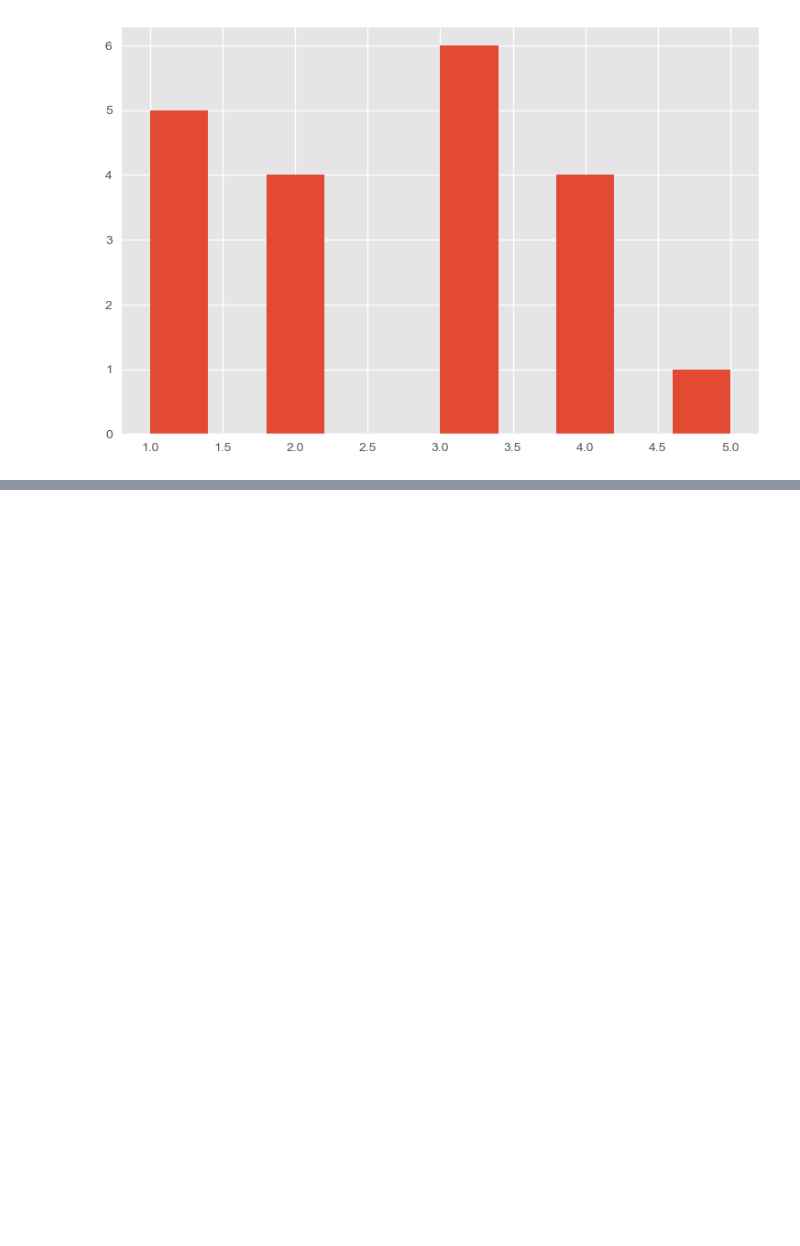
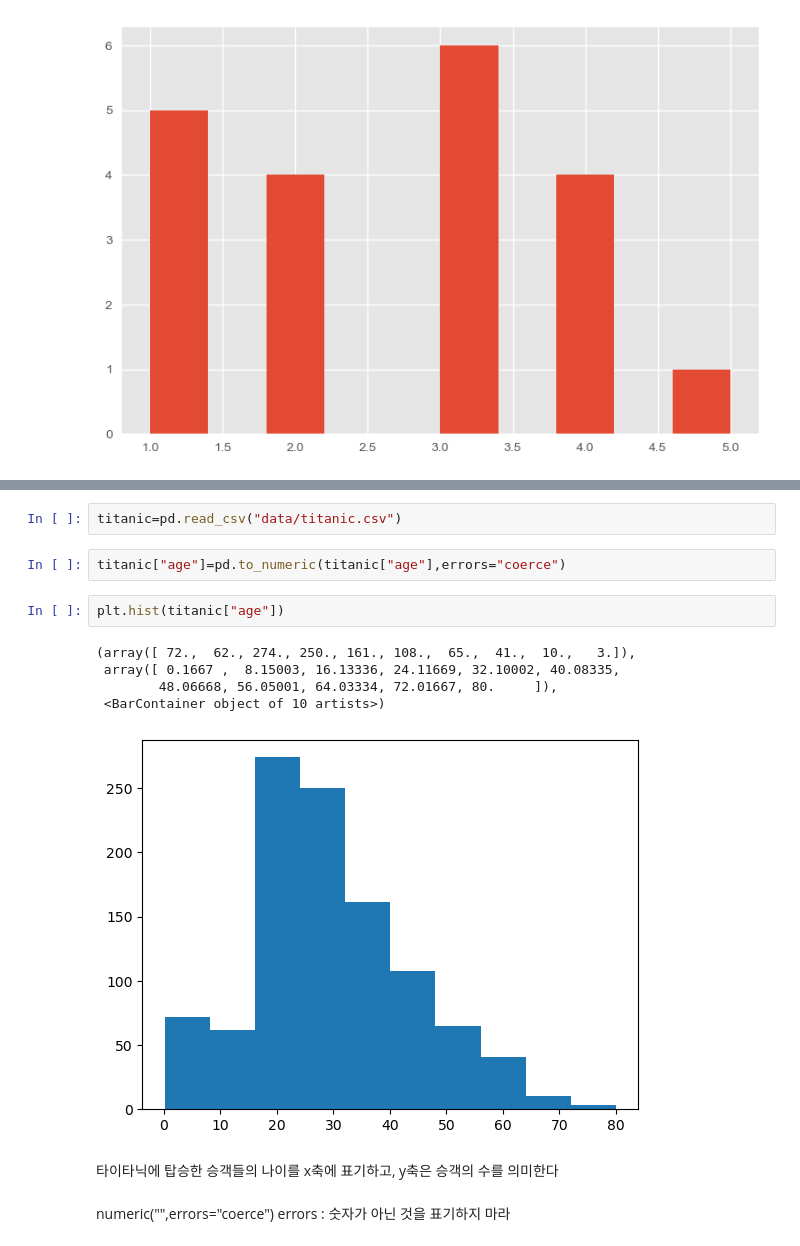
Before and after one commit to SungDaeH/python, a Jupyter notebook: 11강.ipynb, the cells around one changed output, grey strips where cells are left out. Saved outputs shown, nothing was run; the diff lists cells and outputs as text; blank space fills up the shorter version.

```diff
--- a/11강.ipynb
+++ b/11강.ipynb
@@ -155,0 +157,16 @@ plt.hist(np.random.randn(100))
+# %%
+titanic=pd.read_csv("data/titanic.csv")
+# %%
+titanic["age"]=pd.to_numeric(titanic["age"],errors="coerce")
+# %%
+plt.hist(titanic["age"])
+# %% [output]
+(array([ 72.,  62., 274., 250., 161., 108.,  65.,  41.,  10.,   3.]),
+ array([ 0.1667 ,  8.15003, 16.13336, 24.11669, 32.10002, 40.08335,
+        48.06668, 56.05001, 64.03334, 72.01667, 80.     ]),
+ <BarContainer object of 10 artists>)
+[figure, added]
+# %% [markdown]
+타이타닉에 탑승한 승객들의 나이를 x축에 표기하고, y축은 승객의 수를 의미한다
+# %% [markdown]
+numeric("",errors="coerce") errors : 숫자가 아닌 것을 표기하지 마라
```
Also changed, not shown: parts of 16 cells of this notebook.
